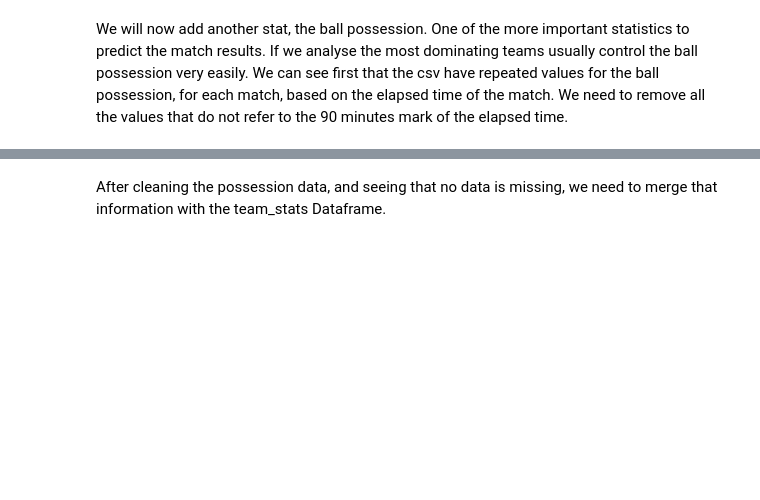
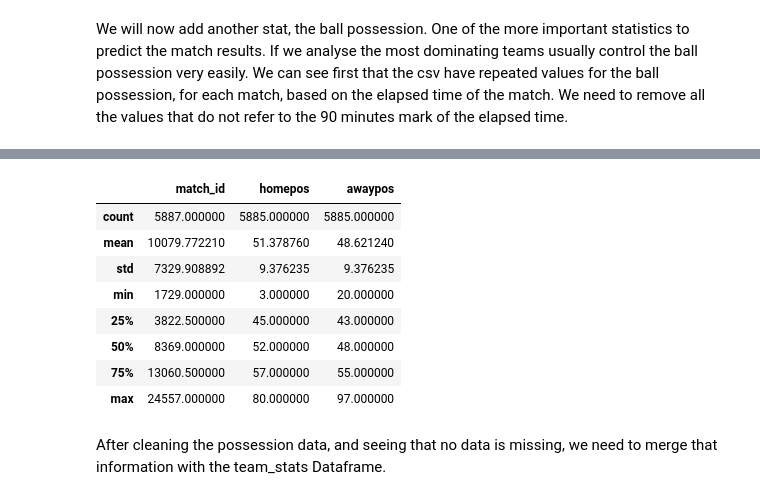
Before and after one commit to motapinto/football-classification-predications, a Jupyter notebook: src/Supervised Learning Models.ipynb, the cells around one changed output, grey strips where cells are left out. Saved outputs shown, nothing was run; the diff lists cells and outputs as text; code cells hidden in the pictures; blank space fills up the shorter version.

```diff
--- a/src/Supervised Learning Models.ipynb
+++ b/src/Supervised Learning Models.ipynb
@@ -518,9 +518,8 @@ We will now add another stat, the ball possession. One of the more important sta
 # %%
 # possessions read, cleanup and merge
 possessions_data = pd.read_csv("../dataset/possession_detail.csv")
-
-last_possessions = possessions_data.sort_values(by='elapsed', ascending=False).drop_duplicates(['match_id'])
+#last_possessions = possessions_data.sort_values(by='elapsed', ascending=False).drop_duplicates(['match_id'])
+last_possessions = possessions_data.loc[(possessions_data['elapsed'] == 90)]
 last_possessions = last_possessions[['match_id', 'homepos', 'awaypos']]
-
-print ("Last possessions head\n", last_possessions.head(), "\n")
+last_possessions.describe()
 # %% [output]
@@ -528,3 +526,12 @@ SyntaxError: invalid syntax (<ipython-input-296-ef7fea4da7be>, line 2)
+|  | match_id | homepos | awaypos |
+| count | 5887.000000 | 5885.000000 | 5885.000000 |
+| mean | 10079.772210 | 51.378760 | 48.621240 |
+| std | 7329.908892 | 9.376235 | 9.376235 |
+| min | 1729.000000 | 3.000000 | 20.000000 |
+| 25% | 3822.500000 | 45.000000 | 43.000000 |
+| 50% | 8369.000000 | 52.000000 | 48.000000 |
+| 75% | 13060.500000 | 57.000000 | 55.000000 |
+| max | 24557.000000 | 80.000000 | 97.000000 |
 # %% [markdown]
 After cleaning the possession data, and seeing that no data is missing, we need to merge that information with the team_stats Dataframe.
 # %%
```
Also changed, not shown: parts of 1 cell of this notebook.
